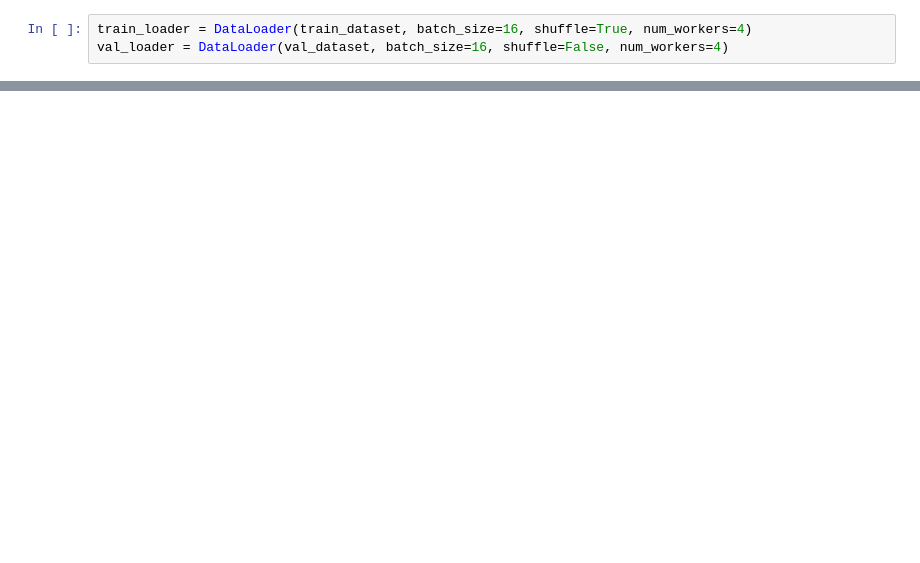
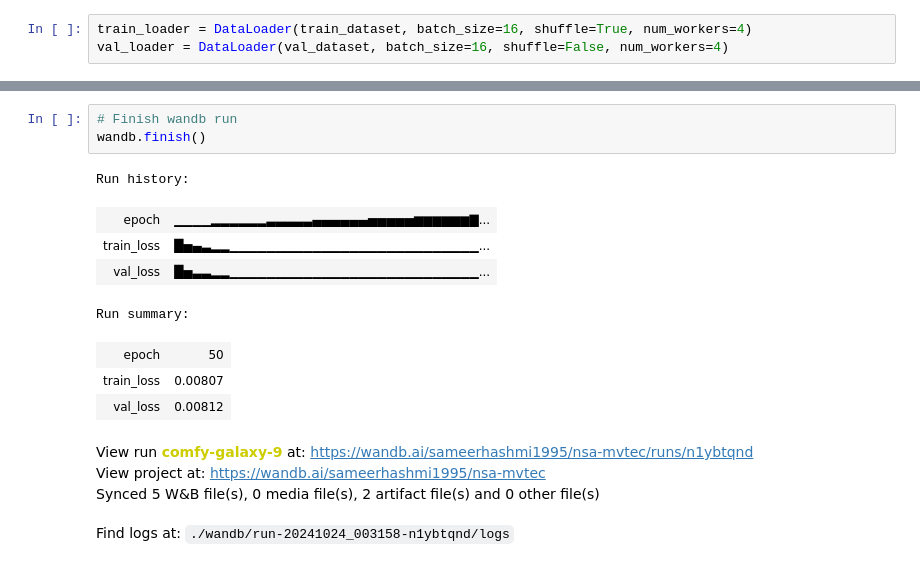
Before and after one commit to sameerhashmi36/anomaly_detection_computer_vision, a Jupyter notebook: nsa-revised.ipynb, the cells around one changed output, grey strips where cells are left out. Saved outputs shown, nothing was run; the diff lists cells and outputs as text; blank space fills up the shorter version.

```diff
--- a/nsa-revised.ipynb
+++ b/nsa-revised.ipynb
@@ -230,0 +346,16 @@ def validate_epoch(model, loader, criterion, device):
+# %%
+# Finish wandb run
+wandb.finish()
+# %% [output]
+Run history:
+| epoch | ▁▁▁▁▂▂▂▂▂▂▃▃▃▃▃▄▄▄▄▄▄▅▅▅▅▅▆▆▆▆▆▆▇... |
+| train_loss | █▅▄▃▂▂▁▁▁▁▁▁▁▁▁▁▁▁▁▁▁▁▁▁▁▁▁▁▁▁▁▁▁... |
+| val_loss | █▅▃▃▂▂▁▁▁▁▁▁▁▁▁▁▁▁▁▁▁▁▁▁▁▁▁▁▁▁▁▁▁... |
+Run summary:
+| epoch | 50 |
+| train_loss | 0.00807 |
+| val_loss | 0.00812 |
+View run comfy-galaxy-9 at: https://wandb.ai/sameerhashmi1995/nsa-mvtec/runs/n1ybtqnd
+View project at: https://wandb.ai/sameerhashmi1995/nsa-mvtec
+Synced 5 W&B file(s), 0 media file(s), 2 artifact file(s) and 0 other file(s)
+Find logs at: ./wandb/run-20241024_003158-n1ybtqnd/logs
```
Also changed, not shown: parts of 20 cells of this notebook.
